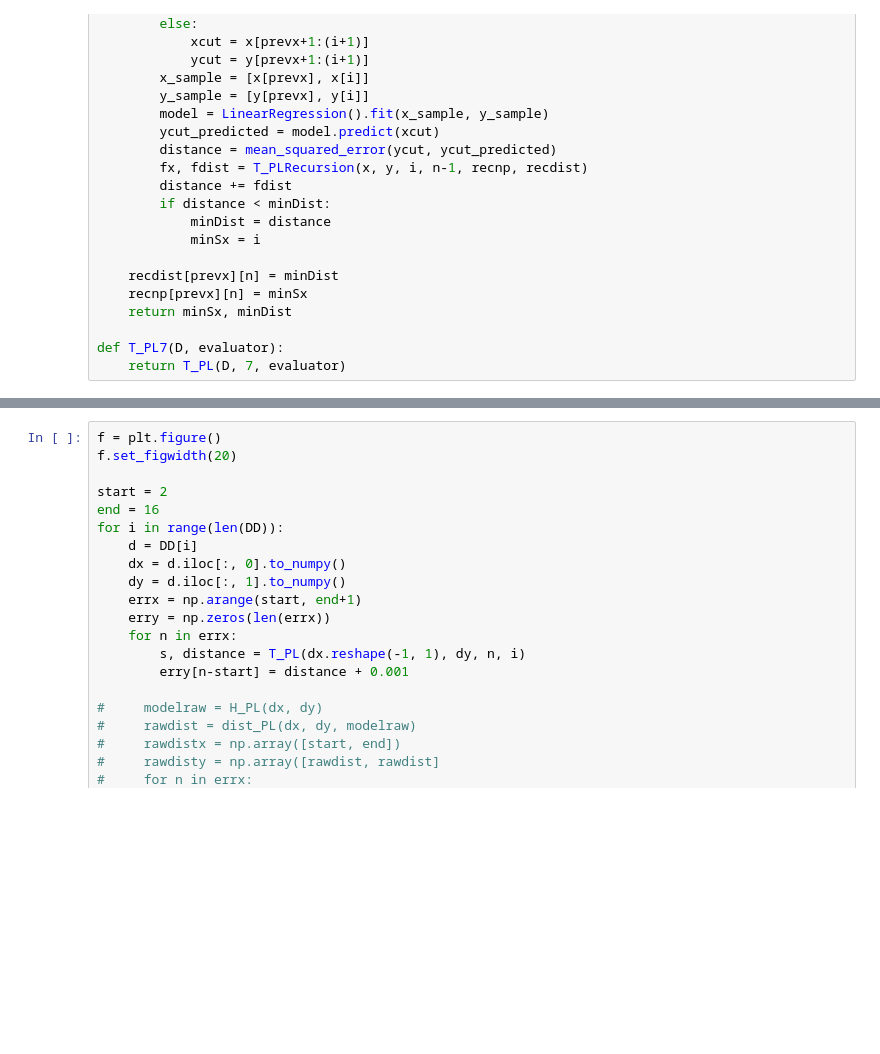
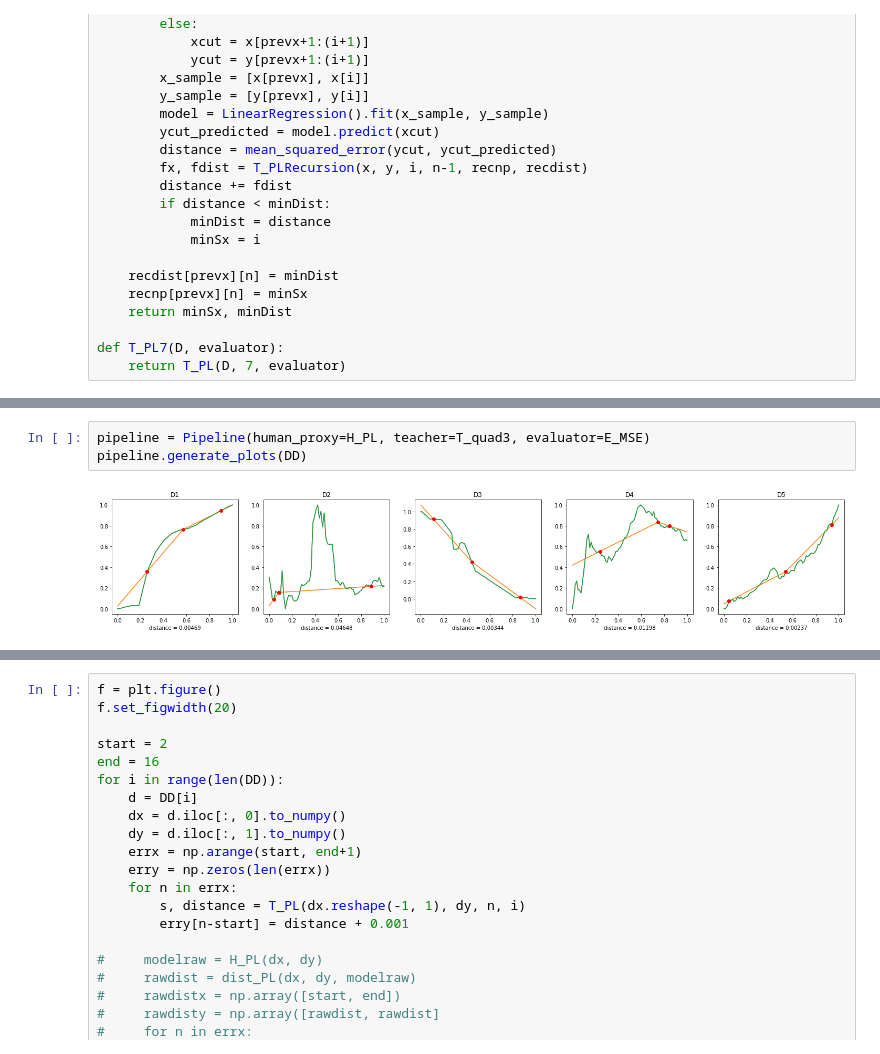
Before and after one commit to captainhoji/viz-sampling-mt, a Jupyter notebook: pipeline.ipynb, the cells around one changed output, grey strips where cells are left out. Drawn from its saved outputs; the diff is of its cells as text; blank space fills up the shorter version.

```diff
--- a/pipeline.ipynb
+++ b/pipeline.ipynb
@@ -299,0 +309,5 @@ pipeline.generate_plots(DD)
+# %%
+pipeline = Pipeline(human_proxy=H_PL, teacher=T_quad3, evaluator=E_MSE)
+pipeline.generate_plots(DD)
+# %% [output]
+[figure, added]
```
Also changed, not shown: parts of 11 cells of this notebook.
